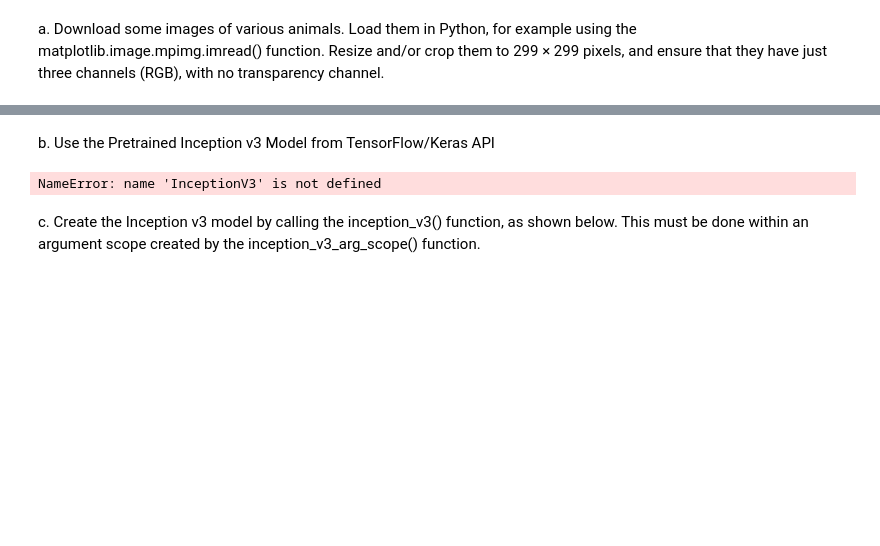
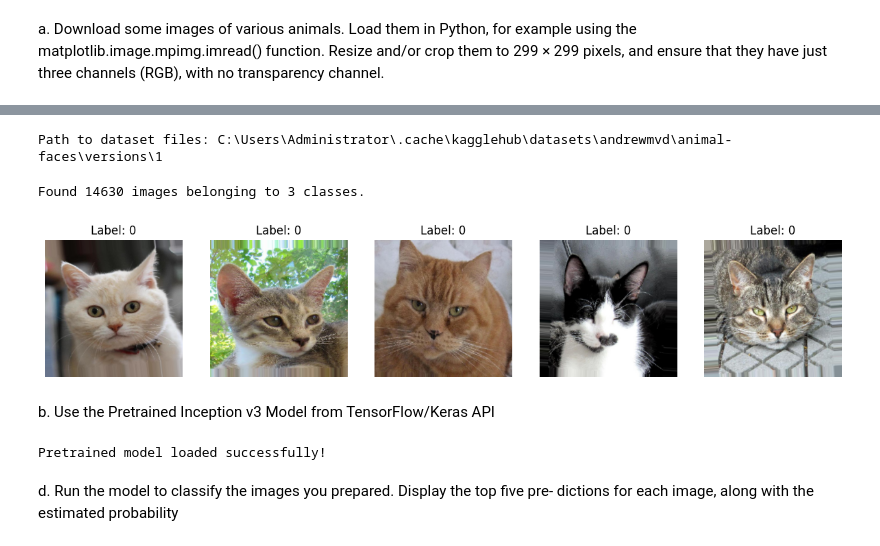
Before and after one commit to eduardosilveira12/handson-ml-deep_learning, a Jupyter notebook: ConvolutionalNeuralNetworks/ConvolutionalNeuralNetworks.ipynb, the cells around one changed output, grey strips where cells are left out. Saved outputs shown, nothing was run; the diff lists cells and outputs as text; code cells hidden in the pictures; blank space fills up the shorter version.

```diff
--- a/ConvolutionalNeuralNetworks/ConvolutionalNeuralNetworks.ipynb
+++ b/ConvolutionalNeuralNetworks/ConvolutionalNeuralNetworks.ipynb
@@ -143,15 +143,44 @@ processed_dataset = dataset.map(preprocess_image)
+# %%
+path = kagglehub.dataset_download("andrewmvd/animal-faces")
+
+print("Path to dataset files:", path)
+# %% [output]
+Path to dataset files: C:\Users\Administrator\.cache\kagglehub\datasets\andrewmvd\animal-faces\versions\1
+# %%
+path = path + "/afhq/train"
+# %%
+training_generator = ImageDataGenerator(
+    rescale=1./255,
+    rotation_range=7,
+    horizontal_flip=True,
+    zoom_range=0.2
+)
+# %%
+dataset = training_generator.flow_from_directory(
+    path,
+    target_size=(299, 299),
+    batch_size=64,
+    class_mode='categorical',
+    shuffle=False
+)
+# %% [output]
+Found 14630 images belonging to 3 classes.
 # %%
-# visualize some images
+# Plot some images
 batch_size = 5
-batched_dataset = processed_dataset.batch(batch_size)
-images, labels = next(iter(batched_dataset))
-plt.figure(figsize=(10, 10))
+
+images, labels = next(iter(dataset))
+
+# Plot
+plt.figure(figsize=(15, 15))
 for i in range(batch_size):
     ax = plt.subplot(1, batch_size, i + 1)
-    plt.imshow(images[i])
-    plt.title(f"Label: {labels[i].numpy()}")
+    plt.imshow(images[i])  # Imagem já está normalizada entre 0 e 1
+    plt.title(f"Label: {np.argmax(labels[i])}")  # Converter one-hot encoding para o índice da classe
     plt.axis("off")
 plt.show()
+# %% [output]
+[figure, added]
 # %% [markdown]
 b. Use the Pretrained Inception v3 Model from TensorFlow/Keras API
 # %%
@@ -159,10 +189,8 @@ from tensorflow.keras.applications import InceptionV3
 # %%
 model = InceptionV3(weights="imagenet")
-model.summary()
 print("Pretrained model loaded successfully!")
 # %% [output]
-NameError: name 'InceptionV3' is not defined
+Pretrained model loaded successfully!
-# %% [markdown]
-c. Create the Inception v3 model by calling the inception_v3() function, as
-shown below. This must be done within an argument scope created by the
-inception_v3_arg_scope() function.
+# %% [markdown]
+d. Run the model to classify the images you prepared. Display the top five pre‐
+dictions for each image, along with the estimated probability
```
Also changed, not shown: parts of 17 cells of this notebook.
